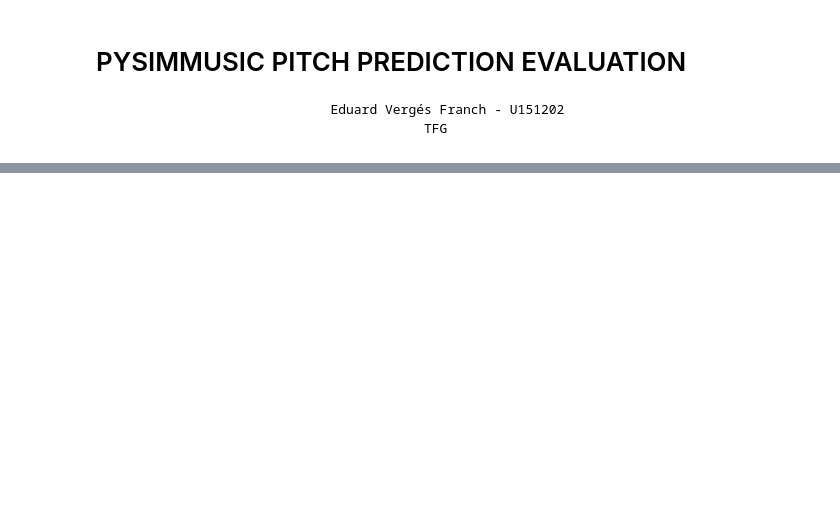
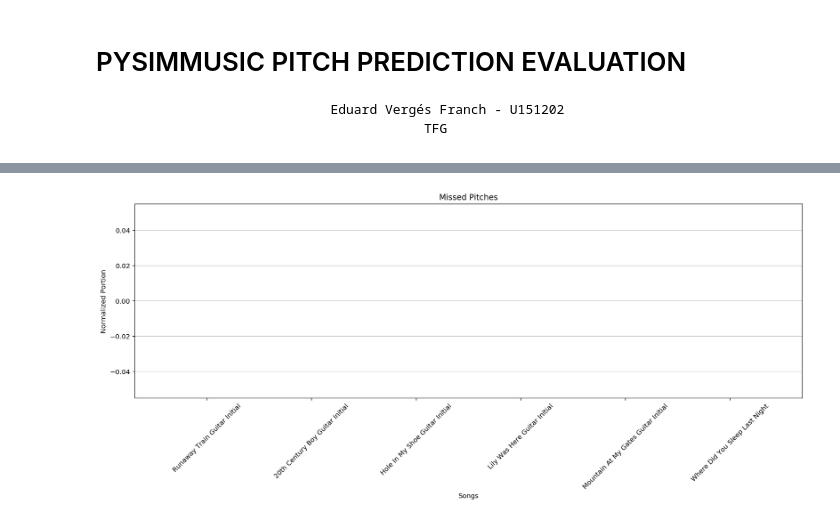
Before and after one commit to EduardVergesFranch/TFG_EduardVergesFranch, a Jupyter notebook: test_code/Metrics_NewModel_Notebook.ipynb, the cells around one changed output, grey strips where cells are left out. Drawn from its saved outputs; the diff is of its cells as text; code cells hidden in the pictures; blank space fills up the shorter version.

```diff
--- a/test_code/Metrics_NewModel_Notebook.ipynb
+++ b/test_code/Metrics_NewModel_Notebook.ipynb
@@ -67,0 +71,8 @@ Note duration not specified / Not Found! -> PRINTING GENERAL STATS
+# %%
+percentages = []
+titles = []
+for an, aud in zip(anno, audio):
+    met = NewModel_Metrics(an,aud,info = False)
+    p, _ = met.miss_detection_errors()
+    titles.append(met.title)
+    percentages.append(p)
@@ -67,0 +92,15 @@ Note duration not specified / Not Found! -> PRINTING GENERAL STATS
+# %%
+fig, ax = plt.subplots(figsize = (15,5))
+ax.bar(range(len(percentages)),percentages, align='center')
+ax.set_xticks(range(len(titles)))
+ax.set_xticklabels(titles )
+
+ax.set_ylabel('Normalized Portion')
+ax.set_xlabel('Songs')
+ax.set_title('Missed Pitches')
+fig.tight_layout()
+plt.grid(axis='y', alpha=0.75)
+plt.xticks(rotation=45)
+plt.show()
+# %% [output]
+[figure, added]
```
Also changed, not shown: parts of 38 cells of this notebook, 51 other files.
